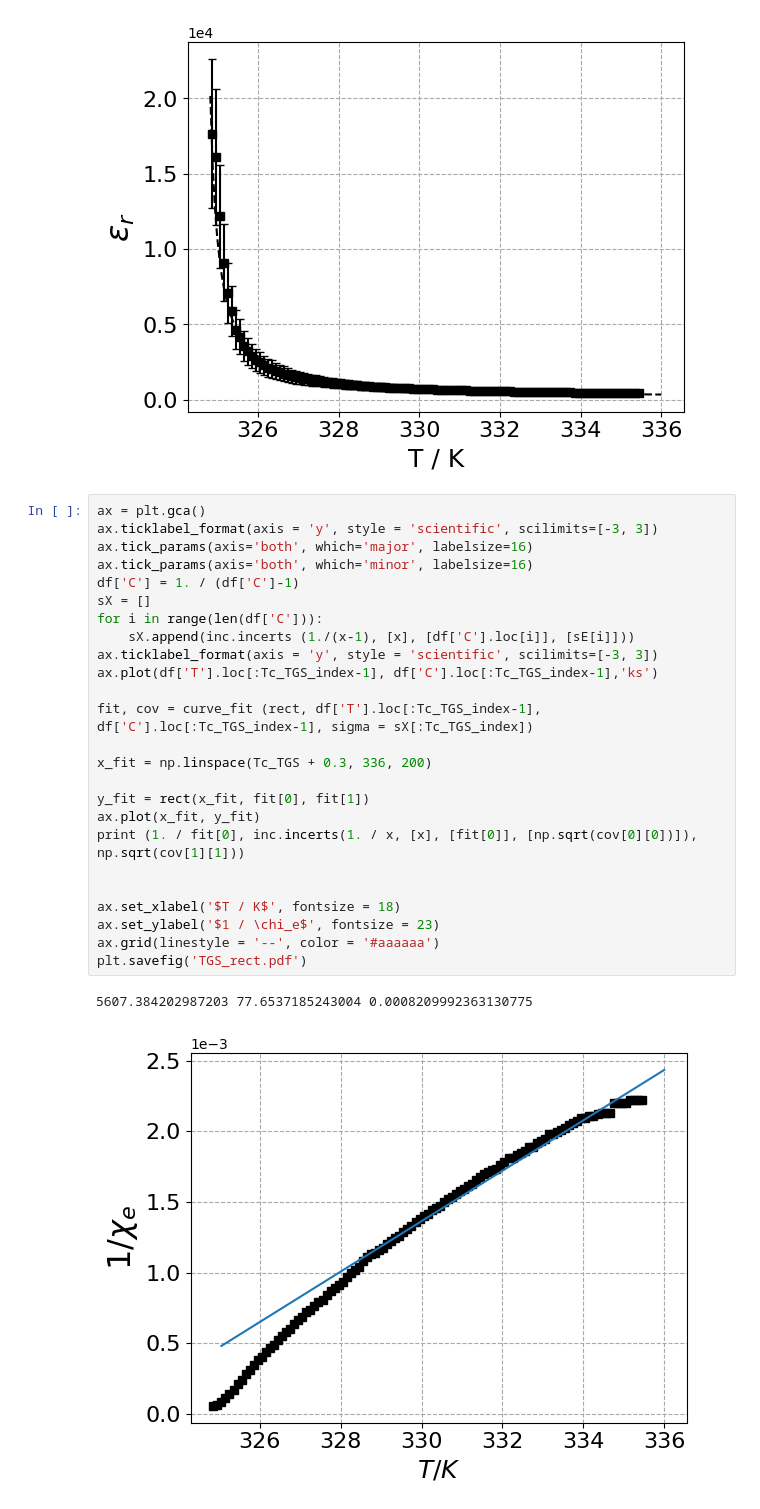
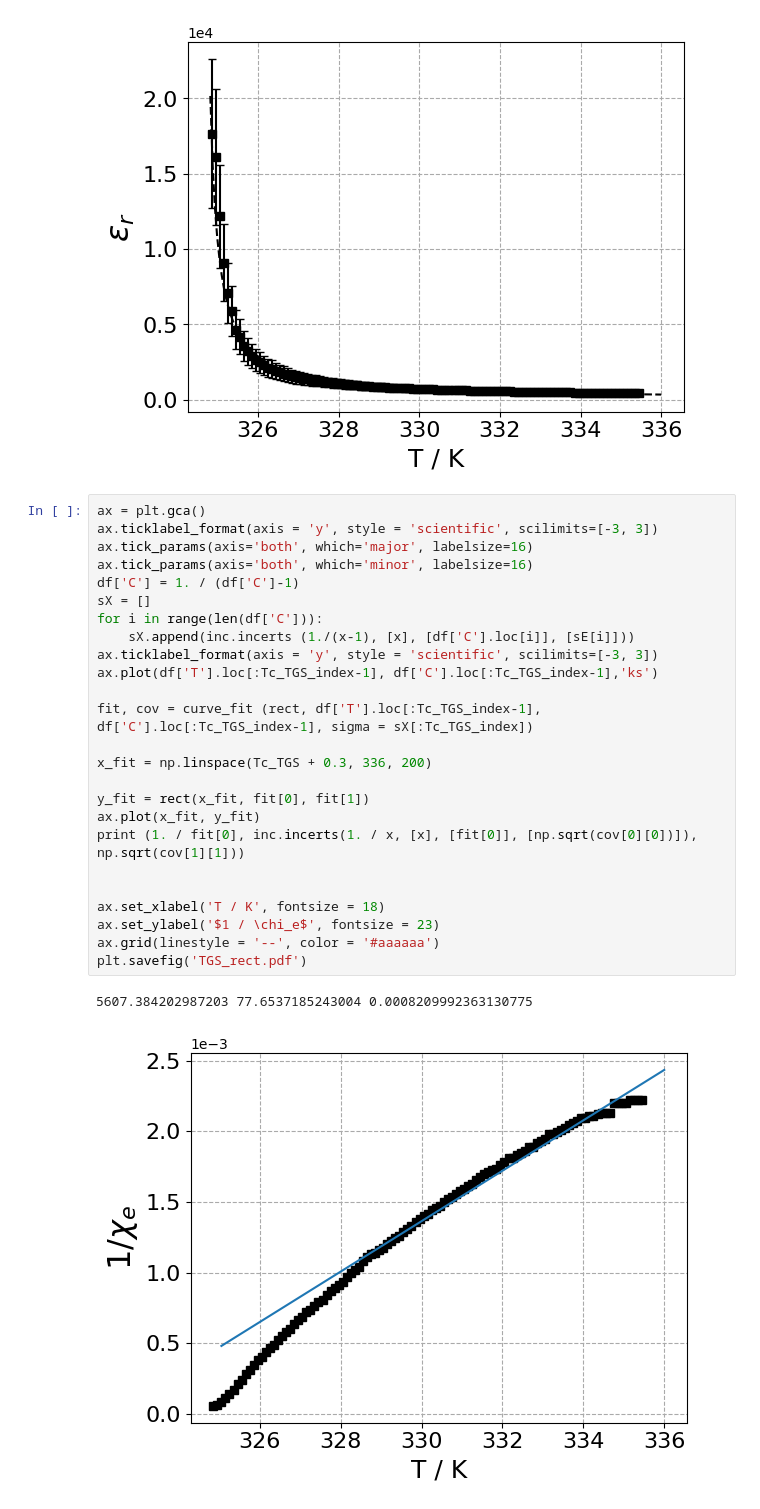
Before and after one commit to albertopeinador/FES_Curie, a Jupyter notebook: Curie.ipynb, the cells around one changed output. Drawn from its saved outputs; the diff is of its cells as text.

```diff
--- a/Curie.ipynb
+++ b/Curie.ipynb
@@ -297,28 +297,28 @@ plt.savefig('TGS_cw.pdf')
 # %%
 ax = plt.gca()
 ax.ticklabel_format(axis = 'y', style = 'scientific', scilimits=[-3, 3])
 ax.tick_params(axis='both', which='major', labelsize=16)
 ax.tick_params(axis='both', which='minor', labelsize=16)
 df['C'] = 1. / (df['C']-1)
 sX = []
 for i in range(len(df['C'])):
     sX.append(inc.incerts (1./(x-1), [x], [df['C'].loc[i]], [sE[i]]))
 ax.ticklabel_format(axis = 'y', style = 'scientific', scilimits=[-3, 3])
 ax.plot(df['T'].loc[:Tc_TGS_index-1], df['C'].loc[:Tc_TGS_index-1],'ks')
 
 fit, cov = curve_fit (rect, df['T'].loc[:Tc_TGS_index-1], df['C'].loc[:Tc_TGS_index-1], sigma = sX[:Tc_TGS_index])
 
 x_fit = np.linspace(Tc_TGS + 0.3, 336, 200)
 
 y_fit = rect(x_fit, fit[0], fit[1])
 ax.plot(x_fit, y_fit)
 print (1. / fit[0], inc.incerts(1. / x, [x], [fit[0]], [np.sqrt(cov[0][0])]), np.sqrt(cov[1][1]))
 
 
-ax.set_xlabel('$T / K$', fontsize = 18)
+ax.set_xlabel('T / K', fontsize = 18)
 ax.set_ylabel('$1 / \chi_e$', fontsize = 23)
 ax.grid(linestyle = '--', color = '#aaaaaa')
 plt.savefig('TGS_rect.pdf')
 # %% [output]
 5607.384202987203 77.6537185243004 0.0008209992363130775
-[figure, old version]
+[figure, new version]
```
Also changed, not shown: 7 other files.
